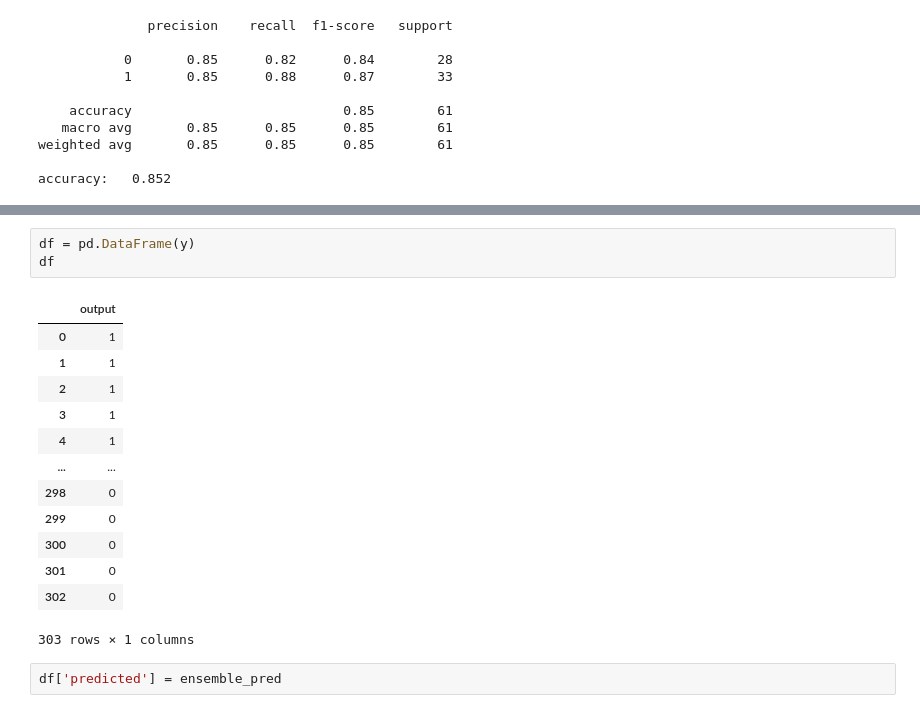
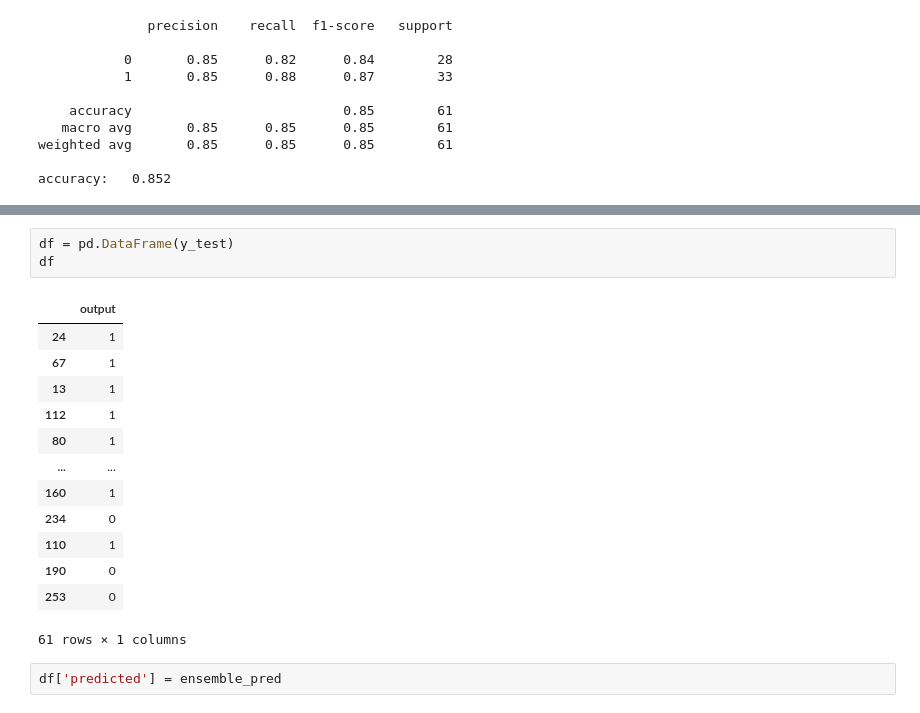
Before and after one commit to snehuman/Heart_diseases, a Jupyter notebook: Heart_diseases.ipynb, the cells around one changed output, grey strips where cells are left out. Saved outputs shown, nothing was run; the diff lists cells and outputs as text.

```diff
--- a/Heart_diseases.ipynb
+++ b/Heart_diseases.ipynb
@@ -420,20 +425,20 @@ accuracy:   0.980
 # %%
-df = pd.DataFrame(y)
+df = pd.DataFrame(y_test)
 df
 # %% [output]
 |  | output |
-| 0 | 1 |
-| 1 | 1 |
-| 2 | 1 |
-| 3 | 1 |
-| 4 | 1 |
+| 24 | 1 |
+| 67 | 1 |
+| 13 | 1 |
+| 112 | 1 |
+| 80 | 1 |
 | ... | ... |
-| 298 | 0 |
-| 299 | 0 |
-| 300 | 0 |
-| 301 | 0 |
-| 302 | 0 |
+| 160 | 1 |
+| 234 | 0 |
+| 110 | 1 |
+| 190 | 0 |
+| 253 | 0 |
-303 rows × 1 columns
+61 rows × 1 columns
 # %%
 df['predicted'] = ensemble_pred
 # %%
```
Also changed, not shown: parts of 5 cells of this notebook.
